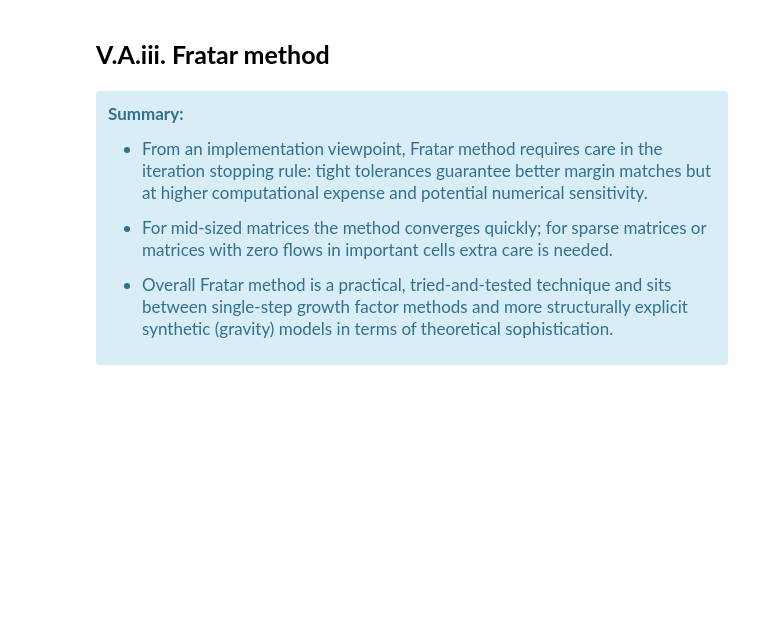
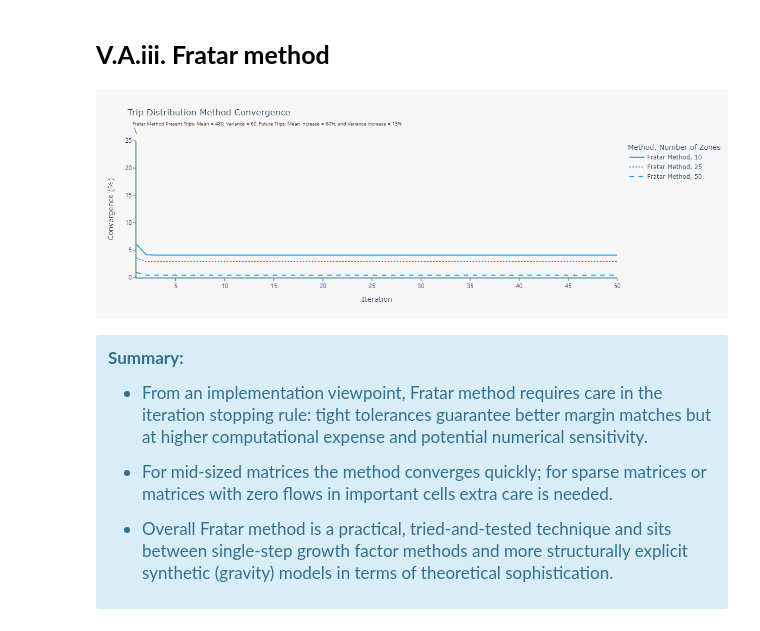
Before and after one commit to glennluigigarcia/Trip_Distribution, a Jupyter notebook: trip_dist.ipynb, the cells around one changed output. Drawn from its saved outputs; the diff is of its cells as text; code cells hidden in the pictures; blank space fills up the shorter version.

```diff
--- a/trip_dist.ipynb
+++ b/trip_dist.ipynb
@@ -1157,7 +1307,9 @@ ded_test(dist_func='AFM', n_zones=[10, 25, 50], test_pre_mean=480, test_pre_var=
 # %% [markdown]
 ### <span style='font-family: Helvetica; font-size: 25px'>**V.A.iii. Fratar method**</span>
 # %%
-# ded_test(dist_func='FM', n_zones=[10, 25, 50], test_pre_mean=480, test_pre_var=60, factor_fut_mean=0.6, factor_fut_var=0.15, n_iter=50)
+ded_test(dist_func='FM', n_zones=[10, 25, 50], test_pre_mean=480, test_pre_var=60, factor_fut_mean=0.6, factor_fut_var=0.15, n_iter=50)
+# %% [output]
+[figure, added]
 # %% [markdown]
 <div class='alert alert-block alert-info' style='font-family: Helvetica; font-size:17px'><b>Summary:</b>
 
```
Also changed, not shown: parts of 62 cells of this notebook.
